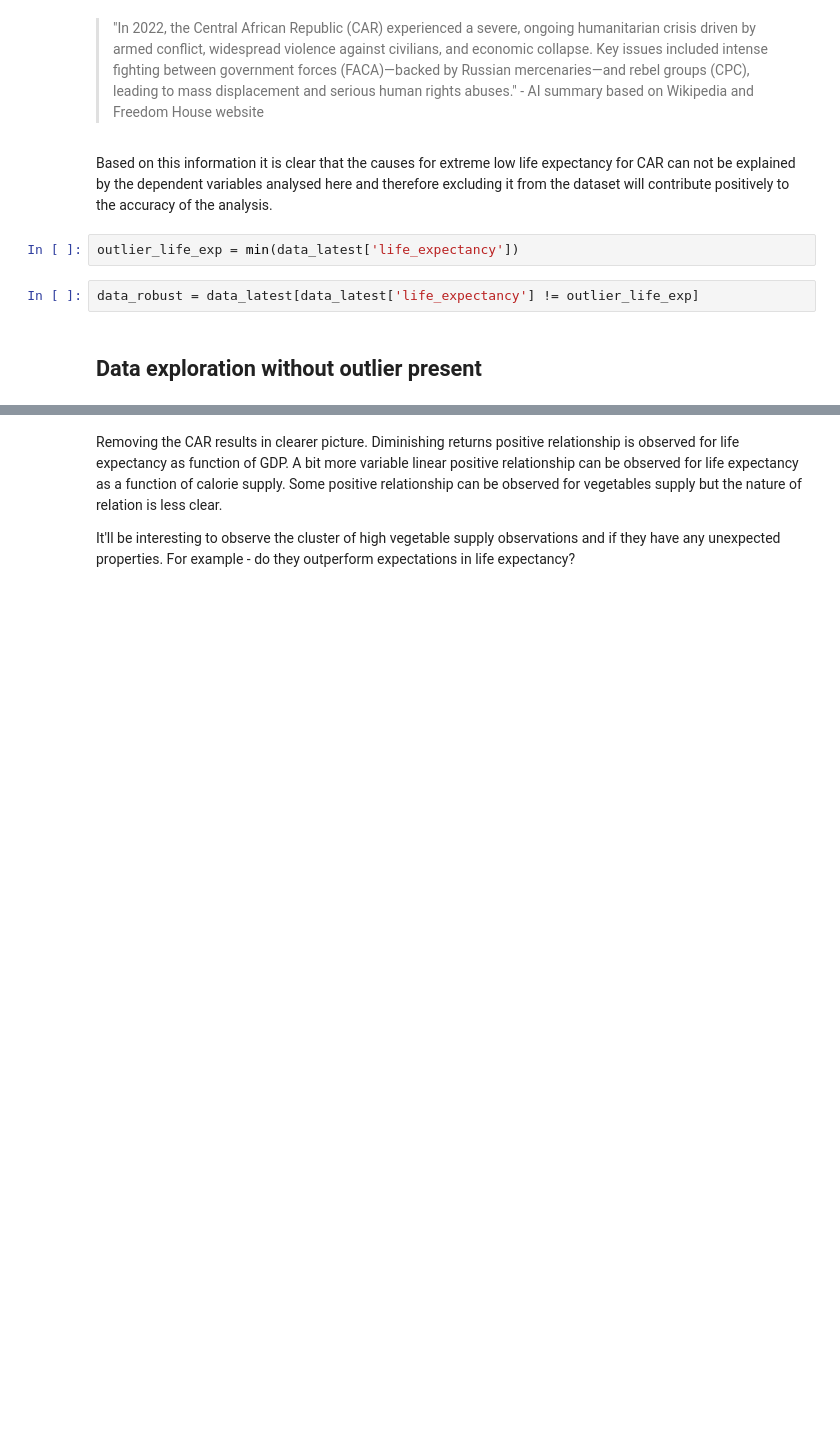
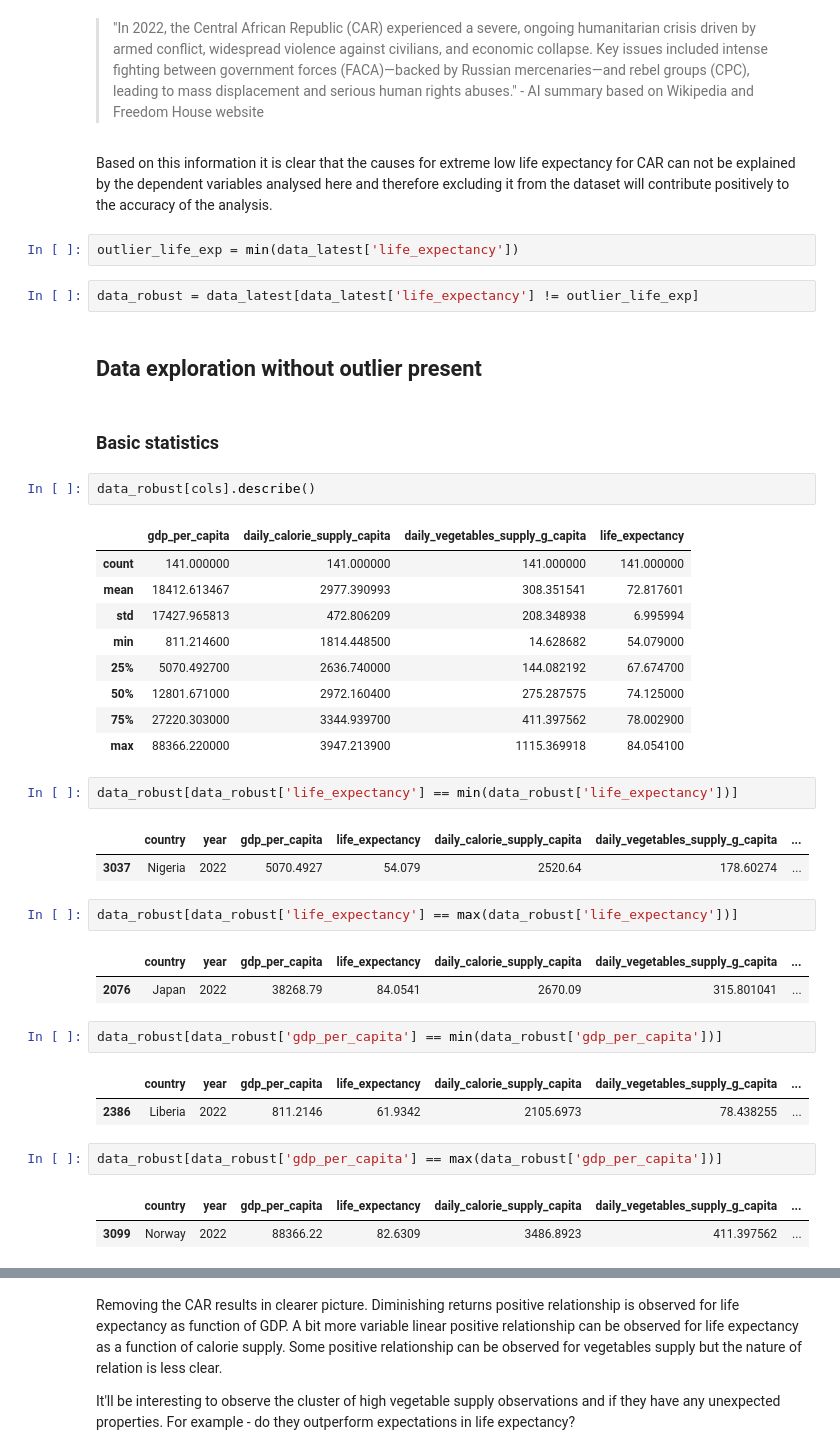
Before and after one commit to MonikaFu/cross-country-diet-and-health-analysis, a Jupyter notebook: notebooks/analysis_exploratory.ipynb, the cells around one changed output, grey strips where cells are left out. Cells and saved outputs as stored; diff of their text form; blank space fills up the shorter version.

```diff
--- a/notebooks/analysis_exploratory.ipynb
+++ b/notebooks/analysis_exploratory.ipynb
@@ -48,3 +48,37 @@ outlier_life_exp = min(data_latest['life_expectancy'])
 data_robust = data_latest[data_latest['life_expectancy'] != outlier_life_exp]
 # %% [markdown]
 ## Data exploration without outlier present
+# %% [markdown]
+### Basic statistics
+# %%
+data_robust[cols].describe()
+# %% [output]
+|  | gdp_per_capita | daily_calorie_supply_capita | daily_vegetables_supply_g_capita | life_expectancy |
+| count | 141.000000 | 141.000000 | 141.000000 | 141.000000 |
+| mean | 18412.613467 | 2977.390993 | 308.351541 | 72.817601 |
+| std | 17427.965813 | 472.806209 | 208.348938 | 6.995994 |
+| min | 811.214600 | 1814.448500 | 14.628682 | 54.079000 |
+| 25% | 5070.492700 | 2636.740000 | 144.082192 | 67.674700 |
+| 50% | 12801.671000 | 2972.160400 | 275.287575 | 74.125000 |
+| 75% | 27220.303000 | 3344.939700 | 411.397562 | 78.002900 |
+| max | 88366.220000 | 3947.213900 | 1115.369918 | 84.054100 |
+# %%
+data_robust[data_robust['life_expectancy'] == min(data_robust['life_expectancy'])]
+# %% [output]
+|  | country | year | gdp_per_capita | life_expectancy | daily_calorie_supply_capita | daily_vegetables_supply_g_capita | ... |
+| 3037 | Nigeria | 2022 | 5070.4927 | 54.079 | 2520.64 | 178.60274 | ... |
+# %%
+data_robust[data_robust['life_expectancy'] == max(data_robust['life_expectancy'])]
+# %% [output]
+|  | country | year | gdp_per_capita | life_expectancy | daily_calorie_supply_capita | daily_vegetables_supply_g_capita | ... |
+| 2076 | Japan | 2022 | 38268.79 | 84.0541 | 2670.09 | 315.801041 | ... |
+# %%
+data_robust[data_robust['gdp_per_capita'] == min(data_robust['gdp_per_capita'])]
+# %% [output]
+|  | country | year | gdp_per_capita | life_expectancy | daily_calorie_supply_capita | daily_vegetables_supply_g_capita | ... |
+| 2386 | Liberia | 2022 | 811.2146 | 61.9342 | 2105.6973 | 78.438255 | ... |
+# %%
+data_robust[data_robust['gdp_per_capita'] == max(data_robust['gdp_per_capita'])]
+# %% [output]
+|  | country | year | gdp_per_capita | life_expectancy | daily_calorie_supply_capita | daily_vegetables_supply_g_capita | ... |
+| 3099 | Norway | 2022 | 88366.22 | 82.6309 | 3486.8923 | 411.397562 | ... |
```
Also changed, not shown: parts of 36 cells of this notebook, 35 other files.
